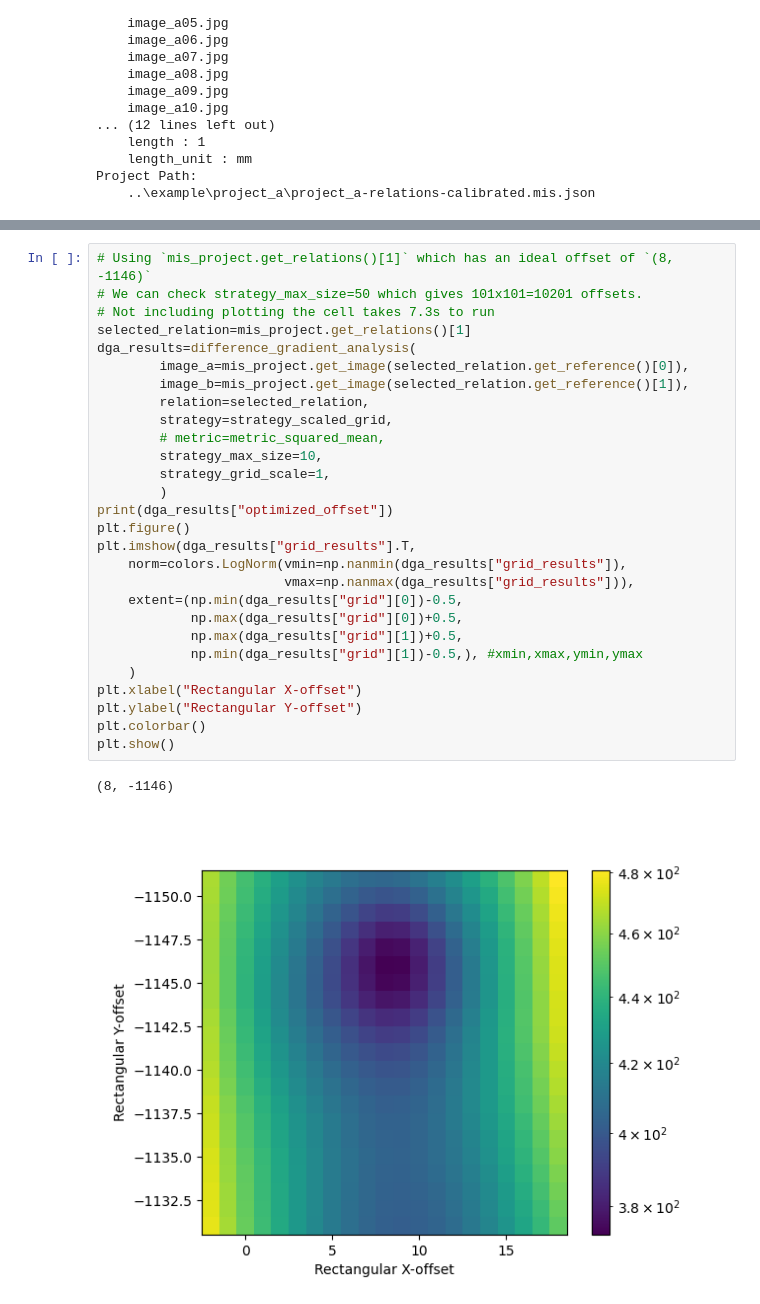
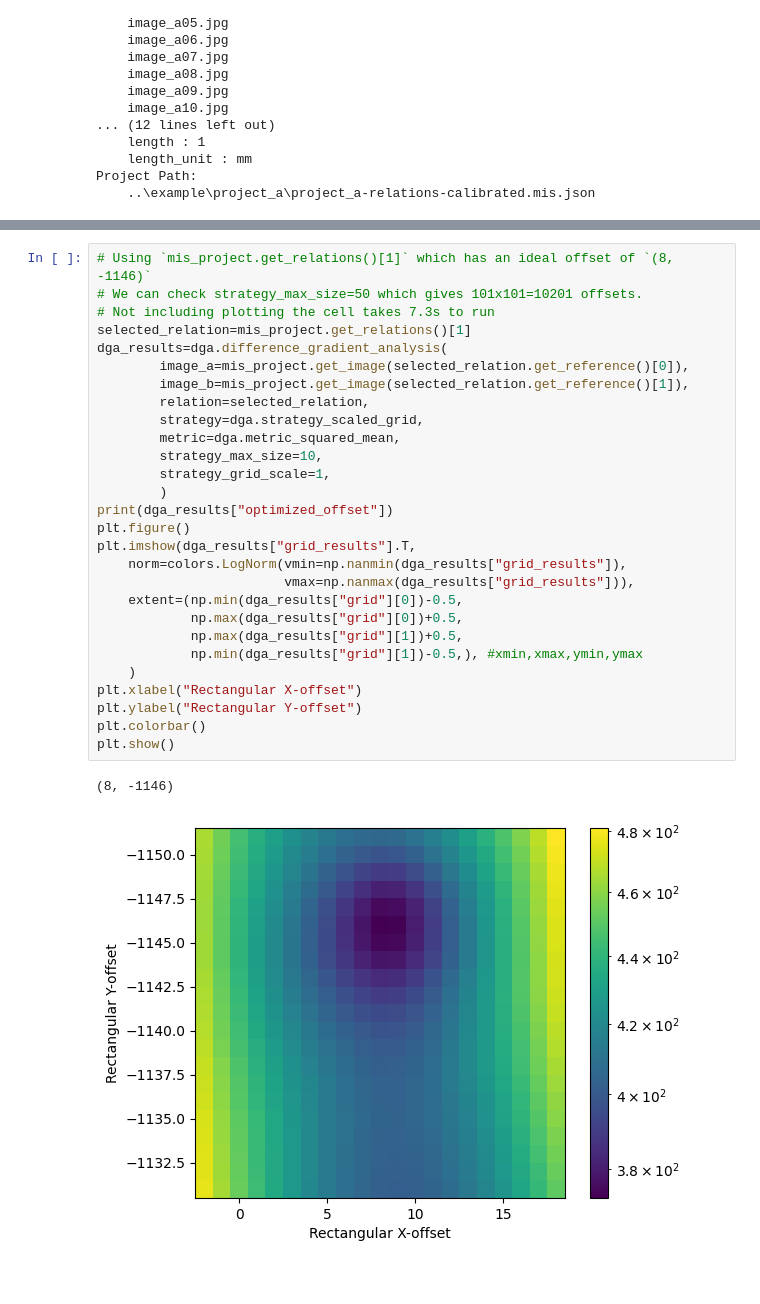
Before and after one commit to jess-garnett/MISalign, a Jupyter notebook: develop/difference_gradient_alignment.ipynb, the cells around one changed output, grey strips where cells are left out. Cells and saved outputs as stored; diff of their text form.

```diff
--- a/develop/difference_gradient_alignment.ipynb
+++ b/develop/difference_gradient_alignment.ipynb
@@ -44,32 +41,32 @@ mis_project.get_relations()[1].get_relation("r")
 # %%
 # Using `mis_project.get_relations()[1]` which has an ideal offset of `(8, -1146)`
 # We can check strategy_max_size=50 which gives 101x101=10201 offsets.
 # Not including plotting the cell takes 7.3s to run
 selected_relation=mis_project.get_relations()[1]
-dga_results=difference_gradient_analysis(
+dga_results=dga.difference_gradient_analysis(
         image_a=mis_project.get_image(selected_relation.get_reference()[0]),
         image_b=mis_project.get_image(selected_relation.get_reference()[1]),
         relation=selected_relation,
-        strategy=strategy_scaled_grid,
-        # metric=metric_squared_mean,
+        strategy=dga.strategy_scaled_grid,
+        metric=dga.metric_squared_mean,
         strategy_max_size=10,
         strategy_grid_scale=1,
         )
 print(dga_results["optimized_offset"])
 plt.figure()
 plt.imshow(dga_results["grid_results"].T,
     norm=colors.LogNorm(vmin=np.nanmin(dga_results["grid_results"]),
                         vmax=np.nanmax(dga_results["grid_results"])),
     extent=(np.min(dga_results["grid"][0])-0.5,
             np.max(dga_results["grid"][0])+0.5,
             np.max(dga_results["grid"][1])+0.5,
             np.min(dga_results["grid"][1])-0.5,), #xmin,xmax,ymin,ymax
     )
 plt.xlabel("Rectangular X-offset")
 plt.ylabel("Rectangular Y-offset")
 plt.colorbar()
 plt.show()
 # %% [output]
 (8, -1146)
-[figure, old version]
+[figure, new version]
 # %%
```
Also changed, not shown: parts of 4 cells of this notebook.
